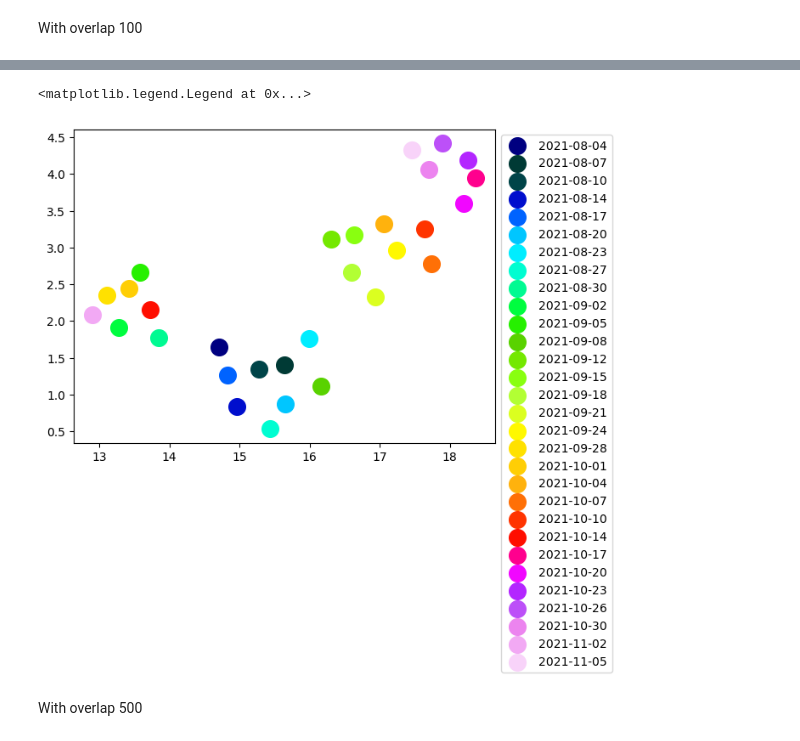
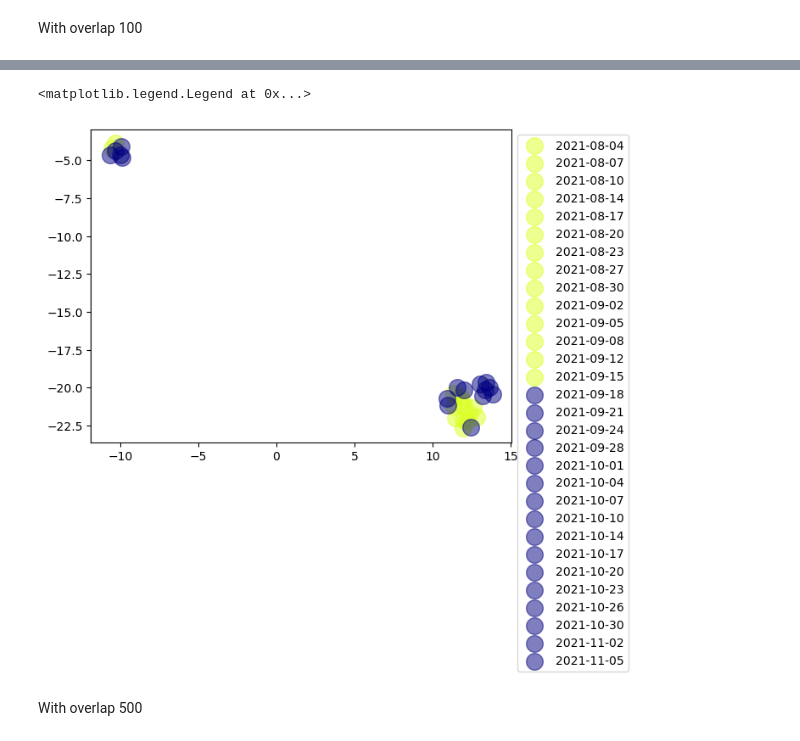
Before and after one commit to AliBagheriNejad/SDSFD, a Jupyter notebook: test_2.ipynb, the cells around one changed output, grey strips where cells are left out. Saved outputs shown, nothing was run; the diff lists cells and outputs as text; code cells hidden in the pictures.

```diff
--- a/test_2.ipynb
+++ b/test_2.ipynb
@@ -115,7 +113,7 @@ model = Network(10,2, cons=2).to(device)
     # Mafaulda
 loaded_sd = torch.load(
         os.path.join(
-            '/home/fdi/AliBagheriNejad/Thesis/MECO/code/TLT/weights',
+            r'F:\thesis\Thesis\Thesis\MECO\code\TLT\weights',
             'mafda_test_1.pth'
         ), map_location=device
     )
@@ -152,5 +147,5 @@ To enable the following instructions: SSE4.1 SSE4.2 AVX AVX2 FMA, in other opera
 # %%
-umap_reducer = umap.UMAP(n_components=2, random_state=69)
+umap_reducer = umap.UMAP(n_components=2, random_state=69, n_neighbors=25)
 embeddings_self = umap_reducer.fit_transform(features_self)
 embeddings = umap_reducer.fit_transform(features)
 # %%
@@ -171,6 +166,8 @@ embeddings = umap_reducer.fit_transform(features)
 With overlap 100
 # %%
 # Self scaled
+
+
 for i in range(np.unique(labels).shape[0]):  # Assuming 10 classes
     indices = labels == np.unique(labels)[i]
     plt.scatter(
@@ -179,7 +176,7 @@ for i in range(np.unique(labels).shape[0]):  # Assuming 10 classes
         label=f'{np.unique(labels)[i]}' ,
         s=200,
         alpha=1,
-        color=cmap(i/len(np.unique(labels)))
+        color=colors[i]
     )
 
 plt.legend(loc='upper left', bbox_to_anchor=(1,1))
@@ -188,0 +186,3 @@ plt.legend(loc='upper left', bbox_to_anchor=(1,1))
+# %%
+colors = [cmap(0)  if i>13 else cmap(0.5) for i in range(len(labels))]
+print(colors)
@@ -189,19 +191,20 @@ plt.legend(loc='upper left', bbox_to_anchor=(1,1))
 # %%
 for i in range(np.unique(labels).shape[0]):  # Assuming 10 classes
     indices = labels == np.unique(labels)[i]
     plt.scatter(
         embeddings[indices, 0],
         embeddings[indices, 1],
         label=f'{np.unique(labels)[i]}' ,
         s=200,
-        alpha=1,
-        color=cmap(i/len(np.unique(labels)))
+        alpha=0.5,
+        # color=cmap(i/len(np.unique(labels)))
+        color=colors[i]
     )
 
 plt.legend(loc='upper left', bbox_to_anchor=(1,1))
 # %% [output]
 <matplotlib.legend.Legend at 0x...>
-[figure, old version]
+[figure, new version]
 # %% [markdown]
 With overlap 500
 # %%
```
Also changed, not shown: parts of 40 cells of this notebook, 5 other files.
